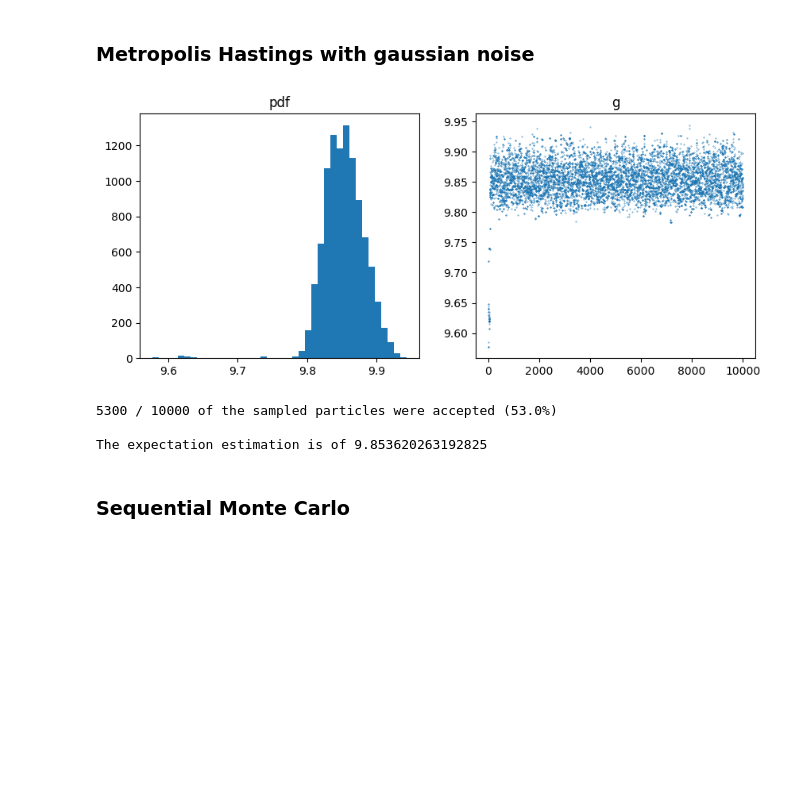
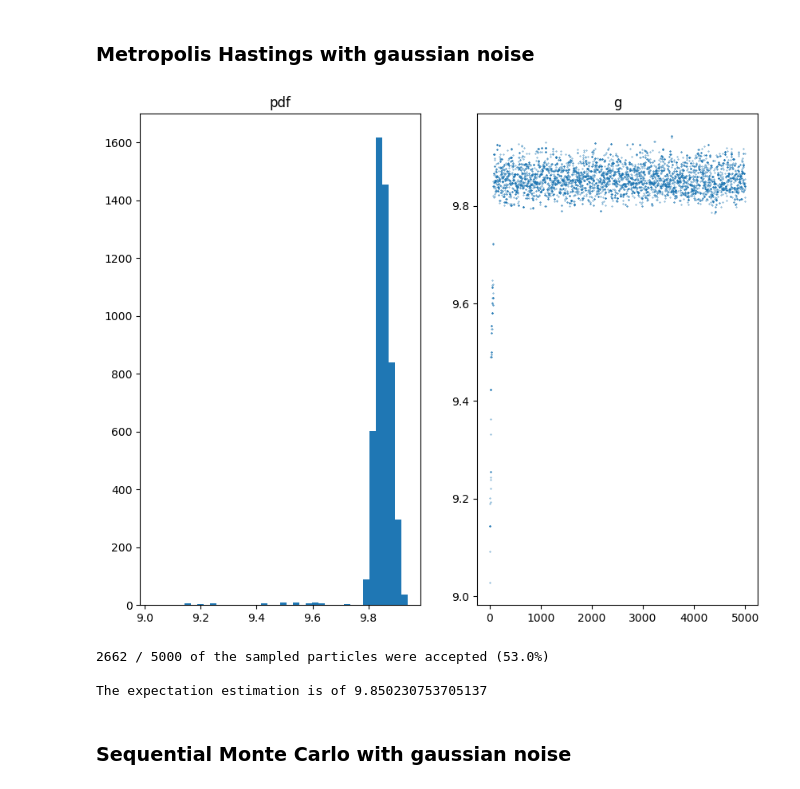
Before and after one commit to matthieubulte/smc, a Jupyter notebook: code/Results.ipynb, the cells around one changed output. Cells and saved outputs as stored; diff of their text form; code cells hidden in the pictures; blank space fills up the shorter version.

```diff
--- a/code/Results.ipynb
+++ b/code/Results.ipynb
@@ -5,7 +5,6 @@ include("includes.jl");
 # %%
 @everywhere measurements, measurements_mask = load_experiments()
 @everywhere n_measurements = size(measurements)[1]
-@everywhere max_intersects = size(measurements)[2]
 
 @everywhere prior = Uniform(8,11)
 
@@ -14,12 +13,16 @@ include("includes.jl");
     Θ -> [Θ[2], -g*sin(Θ[1])/8]
 end
 
-@everywhere loglikelihood = (k, n, g) ->
+@everywhere grid = [0; measurements[1,:][measurements_mask[1,:] .!= 0]]
+
+@everywhere loglikelihood = (n, g) ->
     let
-        Gg = rk4s(dΘ(g), Θ₀, [0; measurements[k,1:n][measurements_mask[k,1:n] .!= 0]], 0.01)
+        Gg = rk4s(dΘ(g[1]), Θ₀, grid[1:n+1], 0.01)
         b = log.(abs.(0.01 ./ (0.01 + Gg[2:end,1]))).^2
-        sum(b)/0.5
-    end;
+        (sum(b)/0.5, b[end]/2)
+    end
+
+full_loglikelihood = g -> loglikelihood(11, g[1])[1];
 # %% [markdown]
 ### Plotting the likelihood
 # %%
@@ -58,39 +50,38 @@ end
 function GaussianMetropolisHastings(K, prior, ϕ, γ)
     x₀ = rand(prior, 1)
 
     X = zeros(K, length(x₀))
     Y = zeros(K, length(x₀))
     W = zeros(K)
     accepted = 0
 
     w = MvNormal(γ^2*eye(length(x₀)))
     x = x₀
     ϕₓ = ϕ(x)
 
     for k=1:K
         y = x + rand(w)
         ϕₙ = ϕ(y)
         if rand() < min(1, (pdf(prior, y[1])/pdf(prior, x[1]))*exp(ϕₓ-ϕₙ))
             x = y
             ϕₓ = ϕₙ
             accepted += 1
         end
 
         W[k] = ϕₙ
         Y[k,:] = y
         X[k,:] = x
     end
     X, Y, exp.(-W), accepted
 end
 
-srand(42)
-out = GaussianMetropolisHastings(10000, prior, g -> loglikelihood(1, 11, g[1]), 0.05)
+out = GaussianMetropolisHastings(5000, prior, full_loglikelihood, 0.05)
 plotMCMC(out)
 # %% [output]
-[figure, old version]
+[figure, new version]
-5300 / 10000 of the sampled particles were accepted (53.0%)
+2662 / 5000 of the sampled particles were accepted (53.0%)
 
-The expectation estimation is of 9.853620263192825
+The expectation estimation is of 9.850230753705137
 # %% [markdown]
-### Sequential Monte Carlo
+### Sequential Monte Carlo with gaussian noise
 # %%
```
Also changed, not shown: parts of 2 cells of this notebook, 3 other files.
